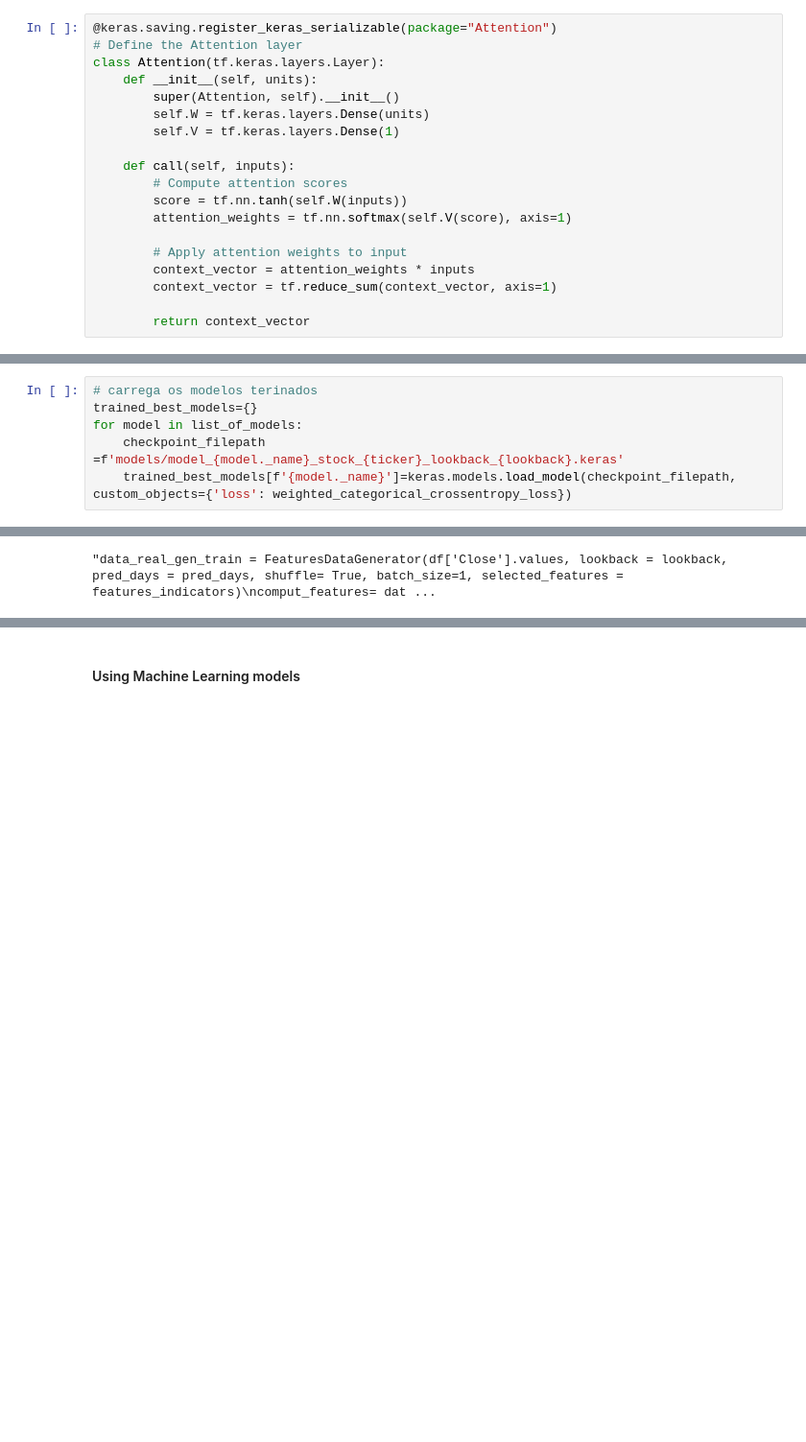
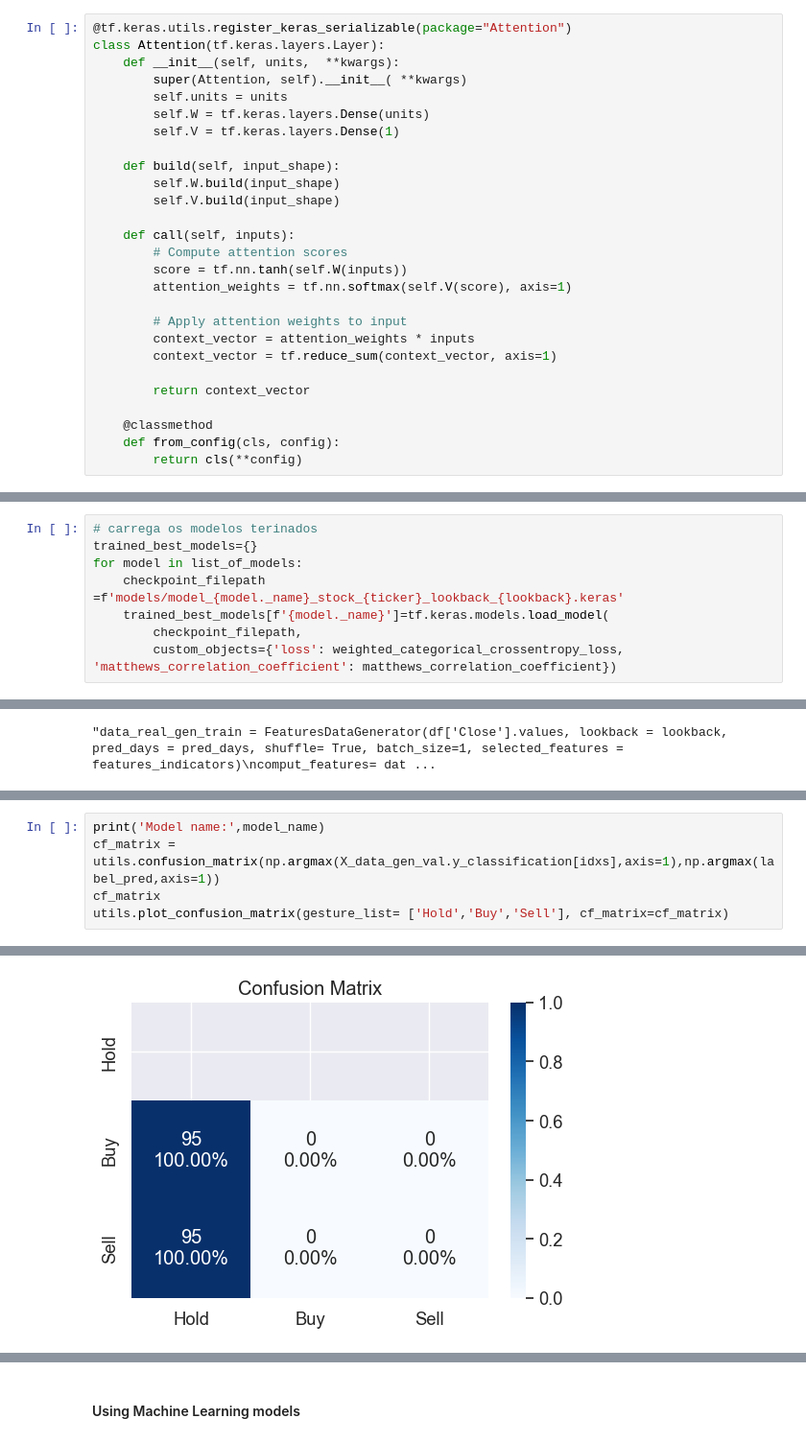
Before and after one commit to brunoodutra/Time_Series_Forecast, a Jupyter notebook: acoes/stock_classification.ipynb, the cells around one changed output, grey strips where cells are left out. Shown at 96% size. Drawn from its saved outputs; the diff is of its cells as text; blank space fills up the shorter version.

```diff
--- a/acoes/stock_classification.ipynb
+++ b/acoes/stock_classification.ipynb
@@ -1334,13 +1401,17 @@ _________________________________________________________________
 # %% [markdown]
 #### LSTM with Attention layer
 # %%
-@keras.saving.register_keras_serializable(package="Attention")
-# Define the Attention layer
+@tf.keras.utils.register_keras_serializable(package="Attention")
 class Attention(tf.keras.layers.Layer):
-    def __init__(self, units):
-        super(Attention, self).__init__()
+    def __init__(self, units,  **kwargs):
+        super(Attention, self).__init__( **kwargs)
+        self.units = units
         self.W = tf.keras.layers.Dense(units)
         self.V = tf.keras.layers.Dense(1)
+
+    def build(self, input_shape):
+        self.W.build(input_shape)
+        self.V.build(input_shape)
 
     def call(self, inputs):
         # Compute attention scores
@@ -1352,6 +1423,10 @@ class Attention(tf.keras.layers.Layer):
         context_vector = tf.reduce_sum(context_vector, axis=1)
 
         return context_vector
+
+    @classmethod
+    def from_config(cls, config):
+        return cls(**config)
 # %%
 model_name= "LSTM_AT"
 # Camada de entrada
@@ -1566,4 +1651,6 @@ Epoch 31: early stopping
 trained_best_models={}
 for model in list_of_models:
     checkpoint_filepath =f'models/model_{model._name}_stock_{ticker}_lookback_{lookback}.keras'
-    trained_best_models[f'{model._name}']=keras.models.load_model(checkpoint_filepath, custom_objects={'loss': weighted_categorical_crossentropy_loss})
+    trained_best_models[f'{model._name}']=tf.keras.models.load_model(
+        checkpoint_filepath,
+        custom_objects={'loss': weighted_categorical_crossentropy_loss, 'matthews_correlation_coefficient': matthews_correlation_coefficient})
@@ -1625,0 +1722,6 @@ LSTM_AT  classification Accuracy 0.0
+# %%
+print('Model name:',model_name)
+cf_matrix = utils.confusion_matrix(np.argmax(X_data_gen_val.y_classification[idxs],axis=1),np.argmax(label_pred,axis=1))
+cf_matrix
+utils.plot_confusion_matrix(gesture_list= ['Hold','Buy','Sell'], cf_matrix=cf_matrix)
+# %% [output]
@@ -1626,3 +1730,4 @@ LSTM_AT  classification Accuracy 0.0
+[figure, added]
 # %%
 import utils
 for model_name in trained_best_models:
```
Also changed, not shown: parts of 33 cells of this notebook.
